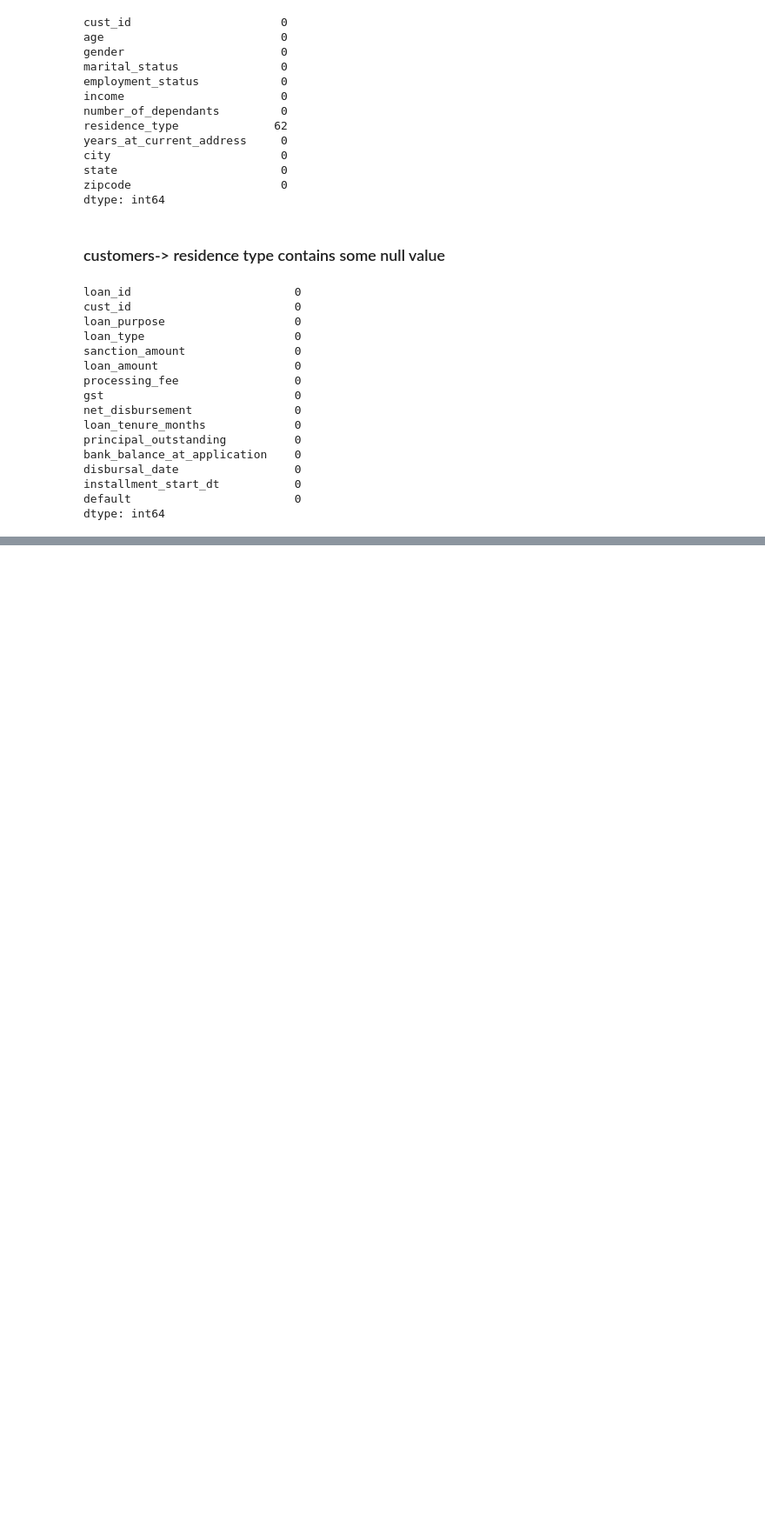
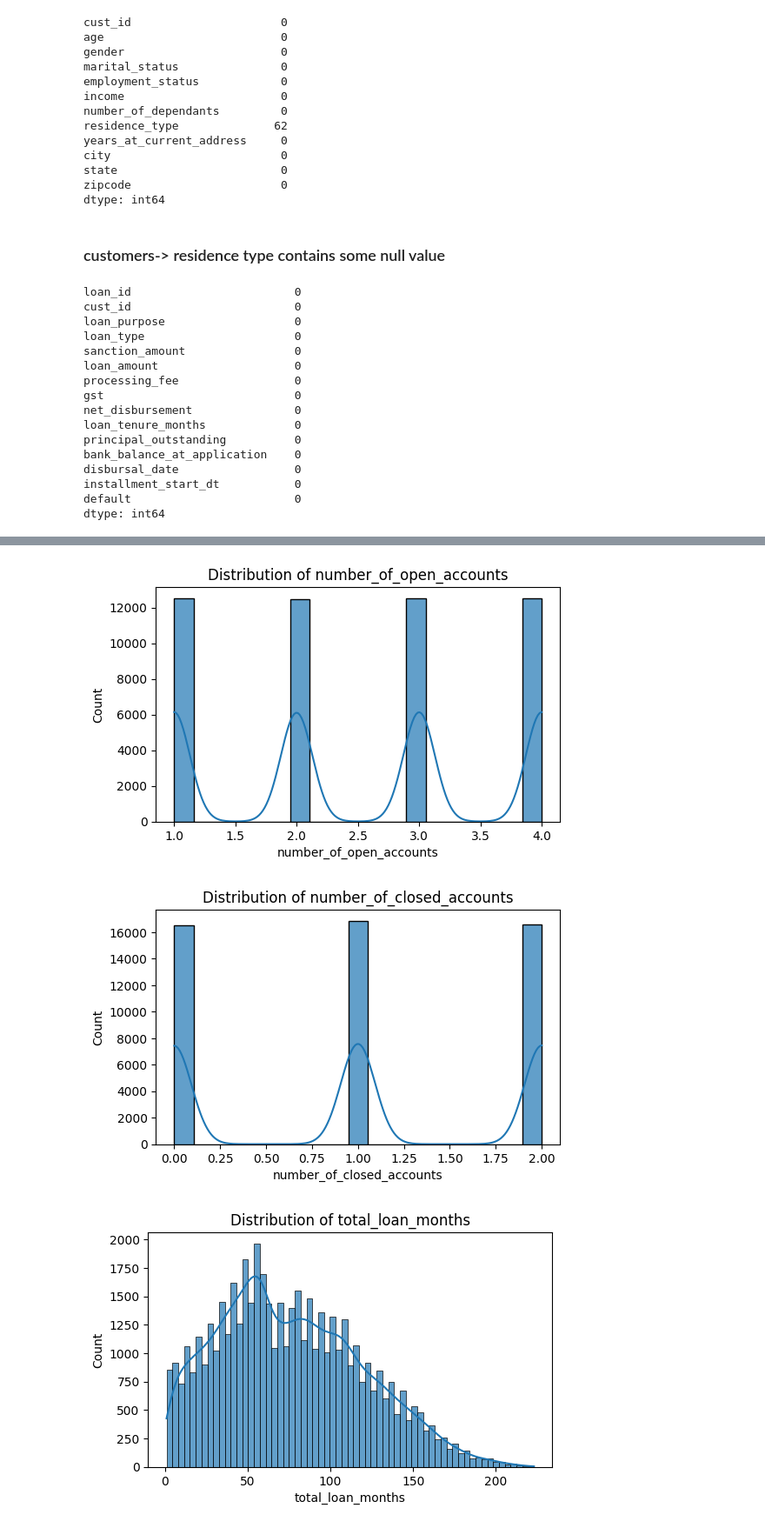
Before and after one commit to ayush-singhgit/Credit_risk_score, a Jupyter notebook: DataSet_processing.ipynb, the cells around one changed output, grey strips where cells are left out. Shown at 87% size. Cells and saved outputs as stored; diff of their text form; code cells hidden in the pictures; blank space fills up the shorter version.

```diff
--- a/DataSet_processing.ipynb
+++ b/DataSet_processing.ipynb
@@ -122,0 +201,3 @@ dtype: int64
+# %%
+bureau_df = bureau.select_dtypes(include=['number']).columns.tolist()
+bureau_df
@@ -122,0 +212,12 @@ dtype: int64
+# %%
+for cols in bureau_df:
+    plt.figure(figsize=(6, 3.5))
+    sns.histplot(bureau[cols], edgecolor='black', alpha=0.7,kde=True)
+    plt.title(f'Distribution of {cols}')
+    plt.xlabel(cols)
+    plt.ylabel('Count')
+    plt.show()
+# %% [output]
+[figure, added]
+[figure, added]
+[figure, added]
```
Also changed, not shown: parts of 20 cells of this notebook.
